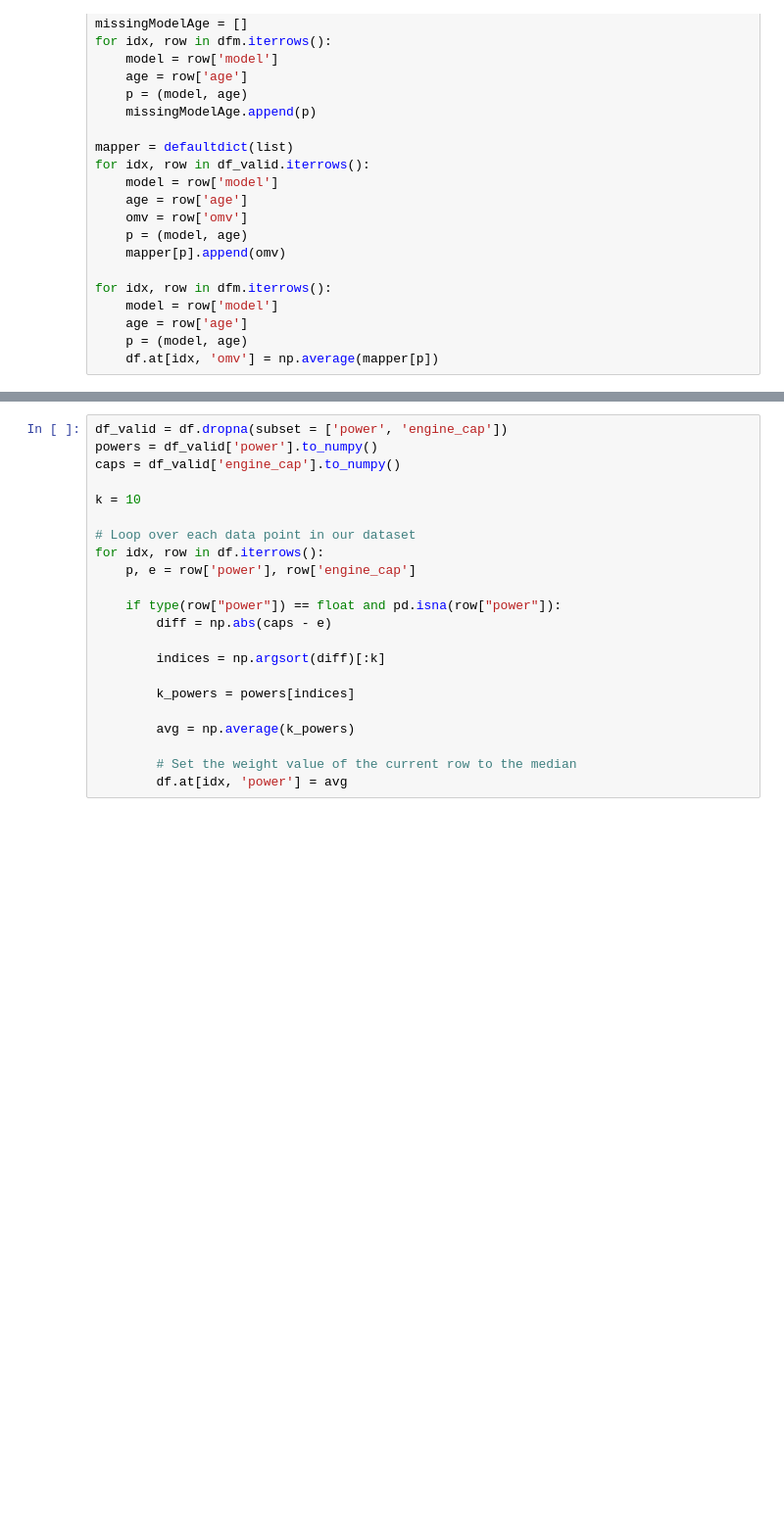
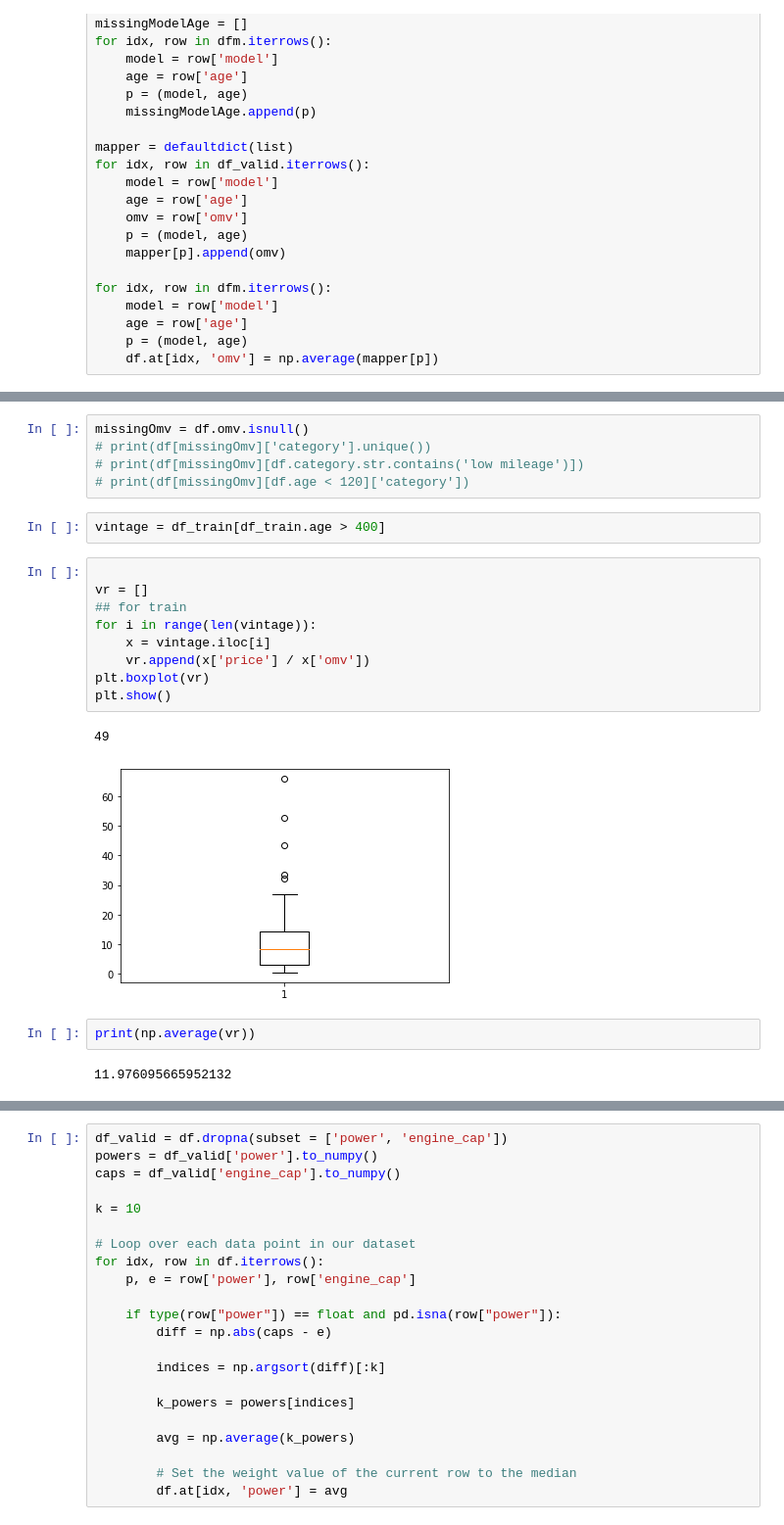
Before and after one commit to WendyBaiYunwei/CS5228-project, a Jupyter notebook: data-cleaning.ipynb, the cells around one changed output, grey strips where cells are left out. Shown: that part at 98% size. Cells and saved outputs as stored; diff of their text form; blank space fills up the shorter version.

```diff
--- a/data-cleaning.ipynb
+++ b/data-cleaning.ipynb
@@ -171,0 +206,23 @@ See the caveats in the documentation: https://pandas.pydata.org/pandas-docs/stab
+# %%
+missingOmv = df.omv.isnull()
+# print(df[missingOmv]['category'].unique())
+# print(df[missingOmv][df.category.str.contains('low mileage')])
+# print(df[missingOmv][df.age < 120]['category'])
+# %%
+vintage = df_train[df_train.age > 400]
+# %%
+
+vr = []
+## for train
+for i in range(len(vintage)):
+    x = vintage.iloc[i]
+    vr.append(x['price'] / x['omv'])
+plt.boxplot(vr)
+plt.show()
+# %% [output]
+49
+[figure, added]
+# %%
+print(np.average(vr))
+# %% [output]
+11.976095665952132
```
Also changed, not shown: parts of 39 cells of this notebook.
